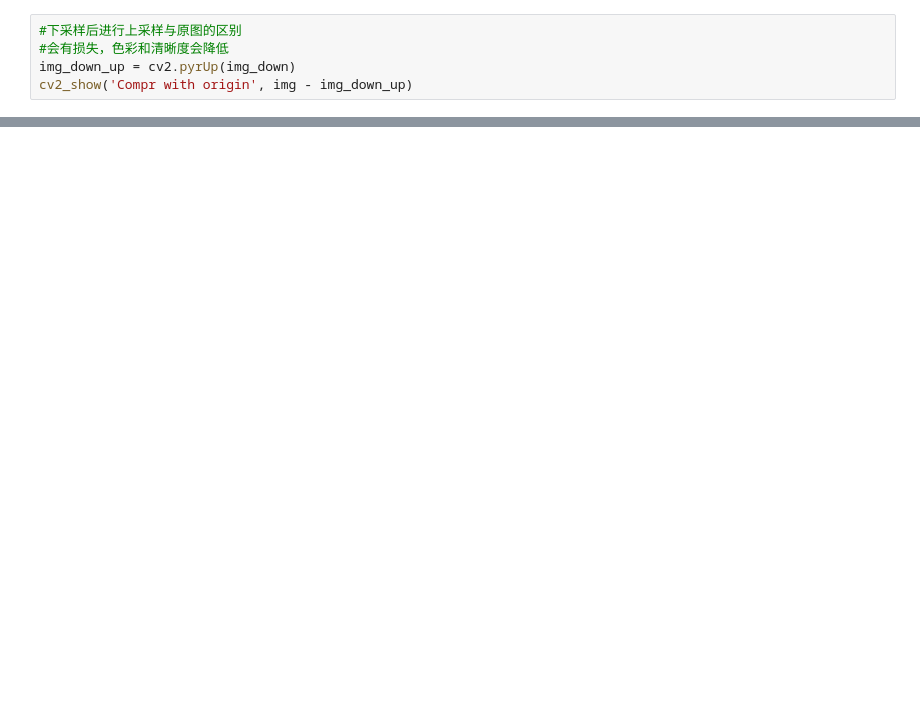
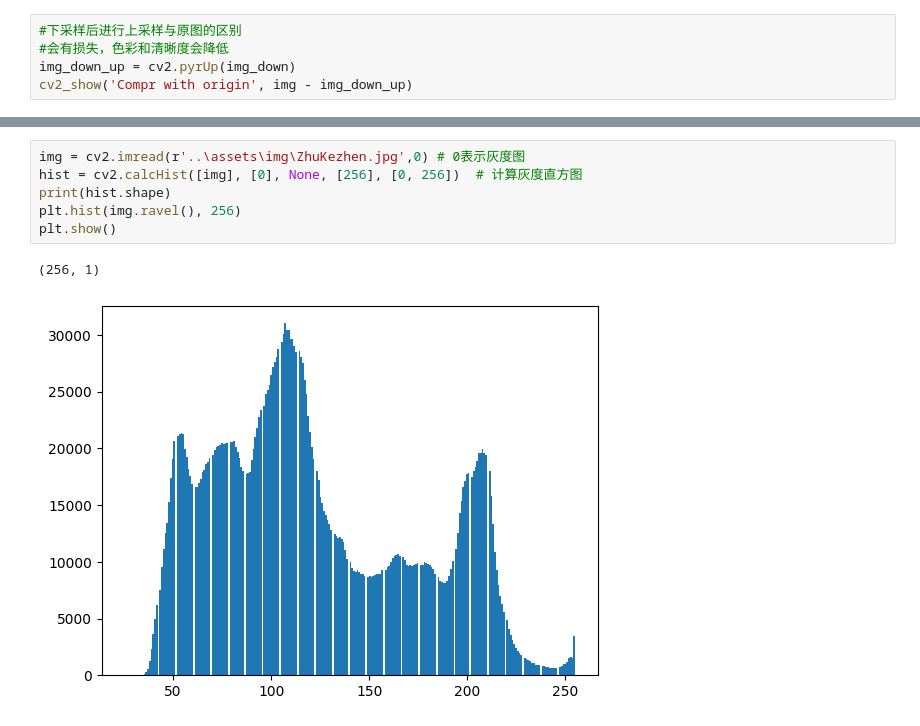
Before and after one commit to SelfGala/OpenCV-Note, a Jupyter notebook: src/openCV.ipynb, the cells around one changed output, grey strips where cells are left out. Cells and saved outputs as stored; diff of their text form; blank space fills up the shorter version.

```diff
--- a/src/openCV.ipynb
+++ b/src/openCV.ipynb
@@ -848,0 +889,9 @@ cv2_show('Compr with origin', img - img_down_up)
+# %%
+img = cv2.imread(r'..\assets\img\ZhuKezhen.jpg',0) # 0表示灰度图
+hist = cv2.calcHist([img], [0], None, [256], [0, 256])  # 计算灰度直方图
+print(hist.shape)
+plt.hist(img.ravel(), 256)
+plt.show()
+# %% [output]
+(256, 1)
+[figure, added]
```
Also changed, not shown: parts of 5 cells of this notebook, 2 other files.
